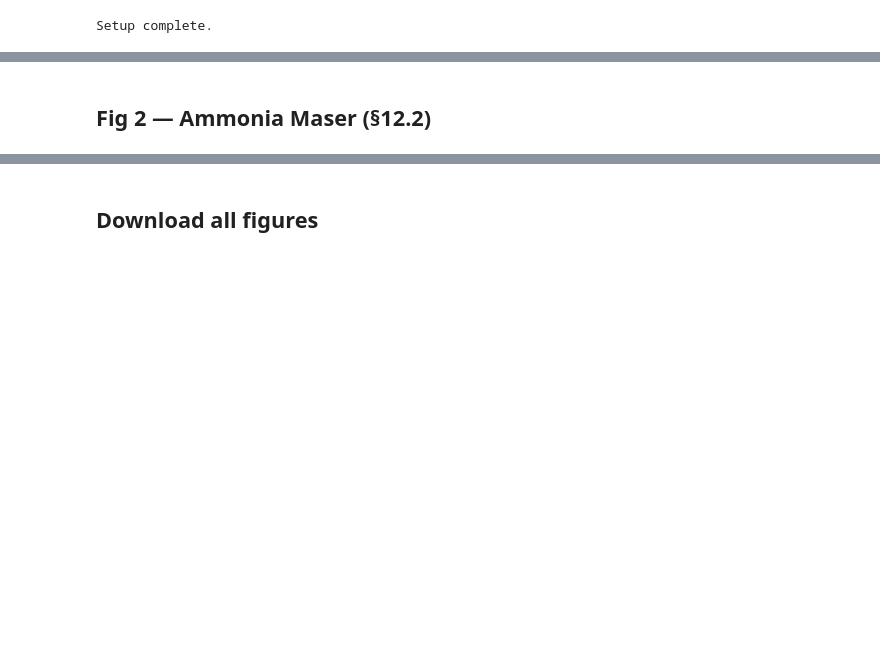
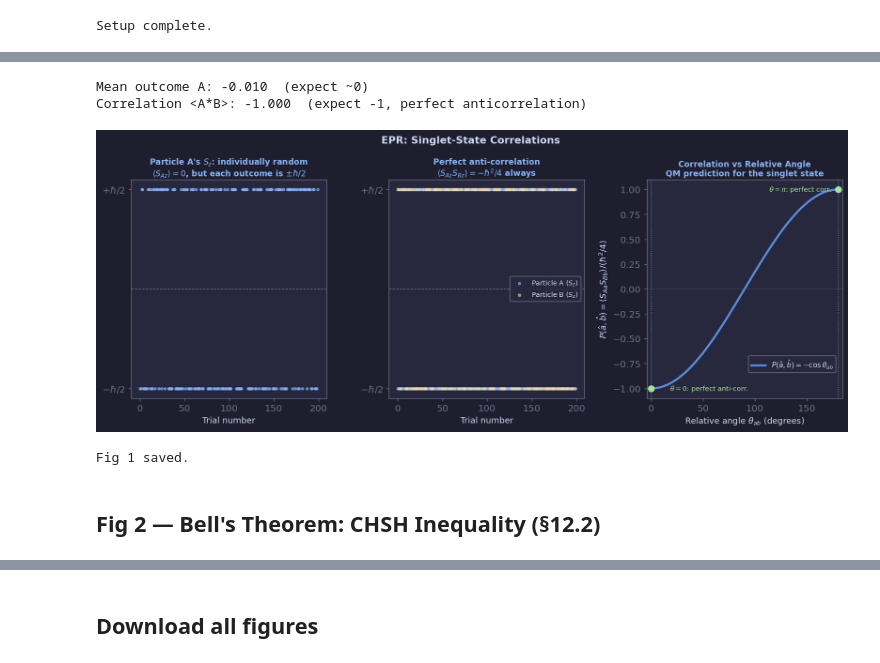
Before and after one commit to SeoulTechPSE/introduction_to_quantum_mechanics, a Jupyter notebook: qm_ch12_figures.ipynb, the cells around one changed output, grey strips where cells are left out. Drawn from its saved outputs; the diff is of its cells as text; code cells hidden in the pictures; blank space fills up the shorter version.

```diff
--- a/qm_ch12_figures.ipynb
+++ b/qm_ch12_figures.ipynb
@@ -145,2 +63,74 @@ Fig 1 saved.
+# %%
+
+# Fig 1: EPR -- singlet state correlations
+# Singlet: |chi> = (|ud> - |du>)/sqrt(2)
+# Individual outcomes for S_z: random +-hbar/2 (50/50)
+# But perfectly anti-correlated between the two particles
+
+fig, axes = plt.subplots(1, 3, figsize=(13, 4.8),
+                         gridspec_kw=dict(left=0.07, right=0.97, wspace=0.32))
+fig.suptitle('EPR: Singlet-State Correlations', color=FG, fontsize=12, fontweight='bold', y=1.01)
+
+np.random.seed(1)
+N = 200
+
+# Panel (a): individual outcomes for particle A (S_z) -- random
+ax = axes[0]
+outcomes_A = np.random.choice([+1,-1], size=N)
+trials = np.arange(N)
+ax.scatter(trials, outcomes_A, s=8, color=SKY, alpha=0.6)
+ax.axhline(0, color=MUTED, lw=0.8, ls='--')
+ax.set_yticks([-1,1]); ax.set_yticklabels([r'$-\hbar/2$', r'$+\hbar/2$'])
+ax.set_xlabel('Trial number')
+ax.set_title("Particle A's $S_z$: individually random\n"
+              r'$\langle S_{Az}\rangle=0$, but each outcome is $\pm\hbar/2$',
+              color=SKY, fontsize=9.5, pad=4)
+ax.grid(True, alpha=0.2)
+print(f"Mean outcome A: {outcomes_A.mean():.3f}  (expect ~0)")
+
+# Panel (b): perfect anti-correlation B = -A
+ax2 = axes[1]
+outcomes_B = -outcomes_A   # singlet: perfectly anti-correlated for same axis
+match = (outcomes_A == -outcomes_B)
+ax2.scatter(trials, outcomes_A, s=8, color=SKY, alpha=0.6, label='Particle A ($S_z$)')
+ax2.scatter(trials, outcomes_B, s=8, color=AMBER, alpha=0.6, marker='x', label='Particle B ($S_z$)')
+ax2.axhline(0, color=MUTED, lw=0.8, ls='--')
+ax2.set_yticks([-1,1]); ax2.set_yticklabels([r'$-\hbar/2$', r'$+\hbar/2$'])
+ax2.set_xlabel('Trial number')
+ax2.set_title('Perfect anti-correlation\n'
+               r'$\langle S_{Az}S_{Bz}\rangle=-\hbar^2/4$ always',
+               color=SKY, fontsize=9.5, pad=4)
+ax2.legend(fontsize=8, framealpha=0.85)
+ax2.grid(True, alpha=0.2)
+corr = np.mean(outcomes_A * outcomes_B)
+print(f"Correlation <A*B>: {corr:.3f}  (expect -1, perfect anticorrelation)")
+
+# Panel (c): correlation P(a,b) = -cos(theta) for general angle settings
+ax3 = axes[2]
+theta = np.linspace(0, np.pi, 400)  # relative angle is physically 0-180 deg
+P_qm = -np.cos(theta)
+ax3.plot(np.degrees(theta), P_qm, color=BLUE, lw=2.5, label=r'$P(\hat a,\hat b)=-\cos\theta_{ab}$')
+ax3.axhline(0, color=MUTED, lw=0.6, ls=':')
+ax3.axvline(0, color=GREEN, lw=0.8, ls=':', alpha=0.7)
+ax3.axvline(180, color=GREEN, lw=0.8, ls=':', alpha=0.7)
+ax3.scatter([0,180],[-1,1], color=GREEN, s=50, zorder=5)
+ax3.text(18, -1.02, r'$\theta=0$: perfect anti-corr.', color=GREEN, fontsize=8)
+ax3.text(174, 0.98, r'$\theta=\pi$: perfect corr.', color=GREEN, fontsize=8, ha='right')
+ax3.set_xlabel(r'Relative angle $\theta_{ab}$ (degrees)', labelpad=3)
+ax3.set_ylabel(r'$P(\hat a,\hat b)=\langle S_{Aa}S_{Bb}\rangle/(\hbar^2/4)$')
+ax3.set_title('Correlation vs Relative Angle\n'
+               'QM prediction for the singlet state',
+               color=SKY, fontsize=9.5, pad=4)
+ax3.legend(fontsize=8.5, framealpha=0.85, bbox_to_anchor=(0.5, 0.1))
+ax3.grid(True, alpha=0.28); ax3.set_xlim(-4, 184); ax3.set_ylim(-1.1, 1.1)
+
+fig.subplots_adjust(top=0.86)
+plt.savefig('ch12_fig1_epr.png', **SAVEKW)
+plt.show(); print('Fig 1 saved.')
+# %% [output]
+Mean outcome A: -0.010  (expect ~0)
+Correlation <A*B>: -1.000  (expect -1, perfect anticorrelation)
+[figure, added]
+Fig 1 saved.
 # %% [markdown]
-## Fig 2 — Ammonia Maser (§12.2)
+## Fig 2 — Bell's Theorem: CHSH Inequality (§12.2)
```
Also changed, not shown: parts of 15 cells of this notebook, 11 other files.
